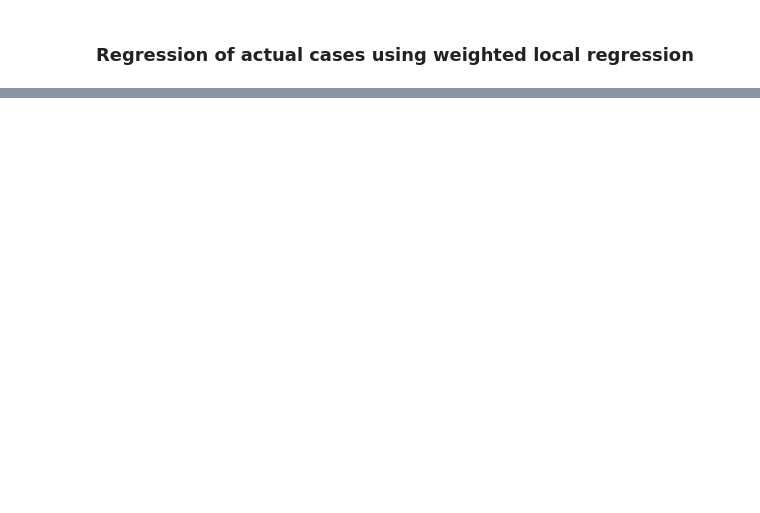
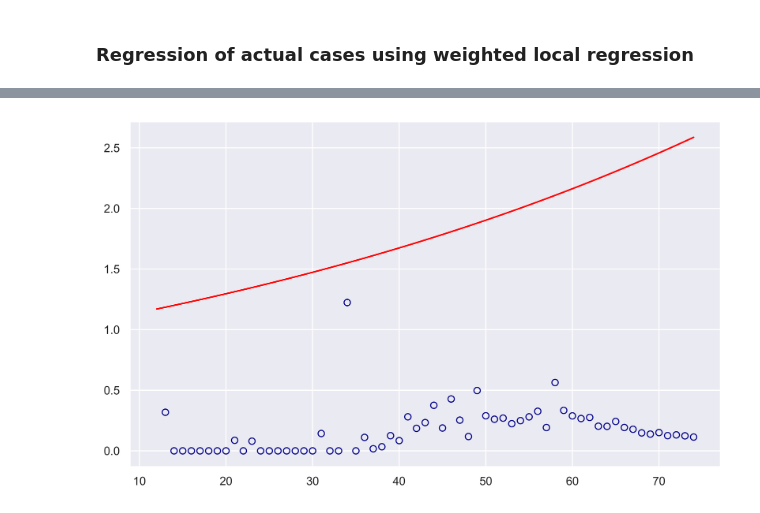
Before and after one commit to ishaandey/covid-19, a Jupyter notebook: covid_model.ipynb, the cells around one changed output, grey strips where cells are left out. Drawn from its saved outputs; the diff is of its cells as text; code cells hidden in the pictures; blank space fills up the shorter version.

```diff
--- a/covid_model.ipynb
+++ b/covid_model.ipynb
@@ -91,0 +106,7 @@ plt.show()
+# %%
+US = df_country.loc[df_country.Country == 'US'].loc[df_country.Date > pd.to_datetime('2020-02-01')]
+y = US.Confirmed_Log.diff(periods=1).values
+x = US.DaysElapsed.values
+# %%
+params = np.polyfit(x[1:], y[1:], deg=1)
+y_hat = np.exp(params[0]) * np.exp(params[1]*x)
@@ -91,0 +129,10 @@ plt.show()
+# %%
+plt.figure(figsize=(10,6))
+plt.scatter(x, y, facecolors = 'none', edgecolor = 'darkblue', label = 'US Confirmed Cases')
+plt.plot(x, y_hat, color = 'red', label = 'Local Regression')
+# plt.plot(x, exp[1], color = 'orange', label = 'exp')a
+
+# plt.plot(x, y_hat, '--', color = 'red', label = '{} Day Lowess Prediction'.format(d))
+plt.show()
+# %% [output]
+[figure, added]
```
Also changed, not shown: parts of 8 cells of this notebook, 1 other file.
